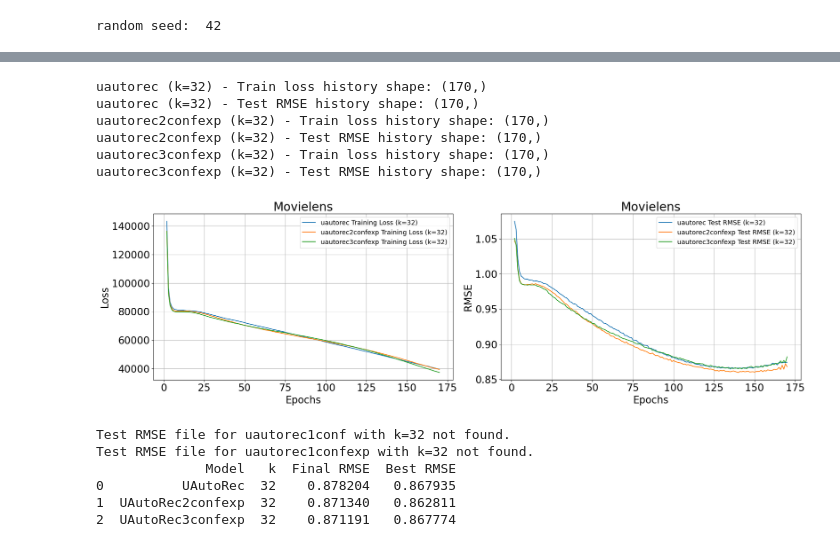
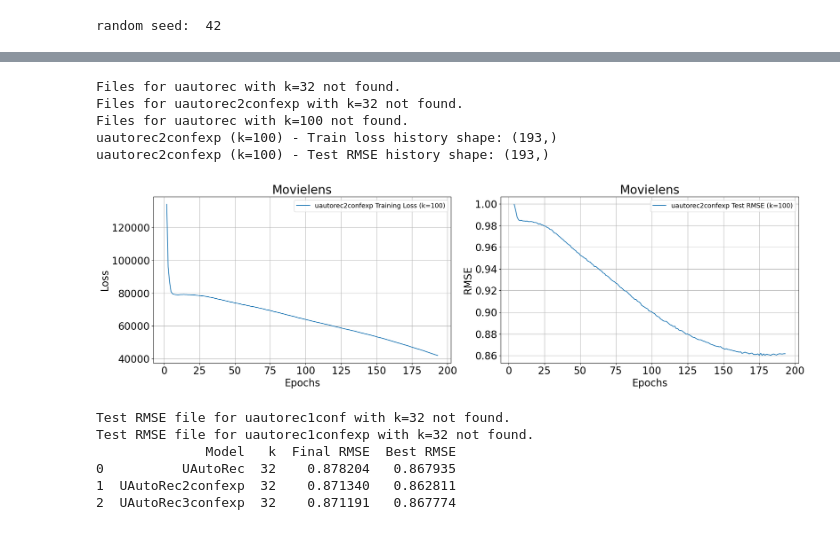
Before and after one commit to SStokroos/NEW, a Jupyter notebook: zelf/MAINRUN.ipynb, the cells around one changed output, grey strips where cells are left out. Drawn from its saved outputs; the diff is of its cells as text; code cells hidden in the pictures.

```diff
--- a/zelf/MAINRUN.ipynb
+++ b/zelf/MAINRUN.ipynb
@@ -133,8 +133,8 @@ def run_model(module_name, class_name, k, dat='ml', include_validation=False, us
             class_folder = os.path.join(save_path, class_name.lower())
             os.makedirs(class_folder, exist_ok=True)
 
-            train_loss_file = os.path.join(class_folder, f'{epoch}_0.1_train_loss_{dat}_k{k}.npy')
-            test_rmse_file = os.path.join(class_folder, f'{epoch}_0.1_test_rmse_{dat}_k{k}.npy')
+            train_loss_file = os.path.join(class_folder, f'{epoch}_TUNED_train_loss_{dat}_k{k}.npy')
+            test_rmse_file = os.path.join(class_folder, f'{epoch}_TUNED_test_rmse_{dat}_k{k}.npy')
             # final_rmse_file = os.path.join(class_folder, f'{contype}_256final_rmse_{dat}_k{k}.npy')
             # final_mae_file = os.path.join(class_folder, f'{contype}_256final_mae_{dat}_k{k}.npy')
 
@@ -163,23 +163,25 @@ def run_all_models(result_path, models, k_values):
 
                 print(f"Running {model['class_name']} with k={k}, use_confounder={use_confounder}, use_exposure={use_exposure}")
                 run_model(model['module_name'], model['class_name'], k, dat='ml', include_validation=False, use_confounder=use_confounder, use_exposure=use_exposure, test_size=0.1, val_size=0.1, hidden_neuron=500,
-                        learning_rate=0.001, reg_rate=0.1, epoch=170, batch_size=512, verbose=True, save_path=result_path)
+                        learning_rate=0.001, reg_rate=1, epoch=170, batch_size=512, verbose=True, save_path=result_path)
 
                 print(f"Completed {model['class_name']} with k={k}")
+
+# Best parameters for UAutoRec2confexp in detailed form for 10 folds, early stopping 15 evaluations wiht 150 epochs: {'learning_rate': 0.0007588485431339859, 'reg_rate': 0.0964568931104186, 'hidden_neuron': 500, 'k': 100}
 # %%
 result_path = 'C:/Users/Sten Stokroos/Desktop/NEW/zelf/results'
 
 models = [
     {'module_name': 'urec_og', 'class_name': 'UAutoRec'},
-    # {'module_name': 'urec_1_conf', 'class_name': 'UAutoRec1conf'},
-    # {'module_name': 'urec_1_confexp', 'class_name': 'UAutoRec1confexp'},
-    # {'module_name': 'urec_2_conf', 'class_name': 'UAutoRec2conf'},
+    {'module_name': 'urec_1_conf', 'class_name': 'UAutoRec1conf'},
+    {'module_name': 'urec_1_confexp', 'class_name': 'UAutoRec1confexp'},
+    {'module_name': 'urec_2_conf', 'class_name': 'UAutoRec2conf'},
     {'module_name': 'urec_2_confexp', 'class_name': 'UAutoRec2confexp'},
     # {'module_name': 'urec_2_confexp copy', 'class_name': 'UAutoRec2confexpcopy'}
-    # {'module_name': 'urec_3_conf', 'class_name': 'UAutoRec3conf'},
-    {'module_name': 'urec_3_confexp', 'class_name': 'UAutoRec3confexp'}
-    # {'module_name': 'urec_4_conf', 'class_name': 'UAutoRec4conf'},
-    # {'module_name': 'urec_4_confexp', 'class_name': 'UAutoRec4confexp'}
+    {'module_name': 'urec_3_conf', 'class_name': 'UAutoRec3conf'},
+    {'module_name': 'urec_3_confexp', 'class_name': 'UAutoRec3confexp'},
+    {'module_name': 'urec_4_conf', 'class_name': 'UAutoRec4conf'},
+    {'module_name': 'urec_4_confexp', 'class_name': 'UAutoRec4confexp'}
 ]
 
 k_values = [32]
@@ -215,15 +264,16 @@ import matplotlib.pyplot as plt
 import os
 
 def plot_results(result_path, models, k_values, contype):
-    epoch = 170
+    epoch = 200
     plt.figure(figsize=(20, 6))
+
     for c in contype:
         for k in k_values:
             for model in models:
                 class_name = model['class_name'].lower()
                 class_folder = os.path.join(result_path, class_name)
-                train_loss_file = os.path.join(class_folder, f'{epoch}_train_loss_ml_k{k}.npy')
-                test_rmse_file = os.path.join(class_folder, f'{epoch}_test_rmse_ml_k{k}.npy')
+                train_loss_file = os.path.join(class_folder, f'{epoch}_TUNED_train_loss_ml_k{k}.npy')
+                test_rmse_file = os.path.join(class_folder, f'{epoch}_TUNED_test_rmse_ml_k{k}.npy')
 
                 if not os.path.exists(train_loss_file) or not os.path.exists(test_rmse_file):
                     print(f"Files for {class_name} with k={k} not found.")
@@ -243,7 +293,7 @@ def plot_results(result_path, models, k_values, contype):
 
                 # Plot test RMSE
                 plt.subplot(1, 2, 2)
-                plt.plot(epochs[1:], test_rmse_history[1:], label=f'{class_name} Test RMSE (k={k})')
+                plt.plot(epochs[3:], test_rmse_history[3:], label=f'{class_name} Test RMSE (k={k})')
 
 
     plt.subplot(1, 2, 1)
@@ -255,43 +305,42 @@ def plot_results(result_path, models, k_values, contype):
     plt.legend(fontsize = 13)
     plt.grid(True)
 
     plt.subplot(1, 2, 2)
     plt.xlabel('Epochs', fontsize = 20)
     plt.ylabel('RMSE', fontsize = 20)
     plt.xticks(fontsize=20)
     plt.yticks(fontsize=20)
     plt.title('Movielens', fontsize = 24)
     plt.legend(fontsize = 13)
     plt.grid(True)
 
     plt.tight_layout()
     plt.show()
 
 # Example usage
 result_path = 'C:/Users/Sten Stokroos/Desktop/NEW/zelf/results'
 models = [
     {'module_name': 'urec_og', 'class_name': 'UAutoRec'},
     # {'module_name': 'urec_1_conf', 'class_name': 'UAutoRec1Conf'},
     # {'module_name': 'urec_1_confexp', 'class_name': 'UAutoRec1ConfExp'},
     # {'module_name': 'urec_2_conf', 'class_name': 'UAutoRec2Conf'},
     {'module_name': 'urec_2_confexp', 'class_name': 'UAutoRec2ConfExp'},
     # {'module_name': 'urec_3_conf', 'class_name': 'UAutoRec3Conf'},
-    {'module_name': 'urec_3_confexp', 'class_name': 'UAutoRec3ConfExp'},
+    # {'module_name': 'urec_3_confexp', 'class_name': 'UAutoRec3ConfExp'},
     # {'module_name': 'urec_4_conf', 'class_name': 'UAutoRec4Conf'},
     # {'module_name': 'urec_4_confexp', 'class_name': 'UAutoRec4ConfExp'}
 ]
-k_values = [32]  # Add all the k values you want to plot
+k_values = [32, 100]  # Add all the k values you want to plot
 contype = ['hpf']
-
+tuned = ['TUNED', '']
 plot_results(result_path, models, k_values, contype)
 # %% [output]
-uautorec (k=32) - Train loss history shape: (170,)
-uautorec (k=32) - Test RMSE history shape: (170,)
-uautorec2confexp (k=32) - Train loss history shape: (170,)
-uautorec2confexp (k=32) - Test RMSE history shape: (170,)
-uautorec3confexp (k=32) - Train loss history shape: (170,)
-uautorec3confexp (k=32) - Test RMSE history shape: (170,)
+Files for uautorec with k=32 not found.
+Files for uautorec2confexp with k=32 not found.
+Files for uautorec with k=100 not found.
+uautorec2confexp (k=100) - Train loss history shape: (193,)
+uautorec2confexp (k=100) - Test RMSE history shape: (193,)
-[figure, old version]
+[figure, new version]
 # %%
 import os
 import numpy as np
```
Also changed, not shown: parts of 2 cells of this notebook, 29 other files.
